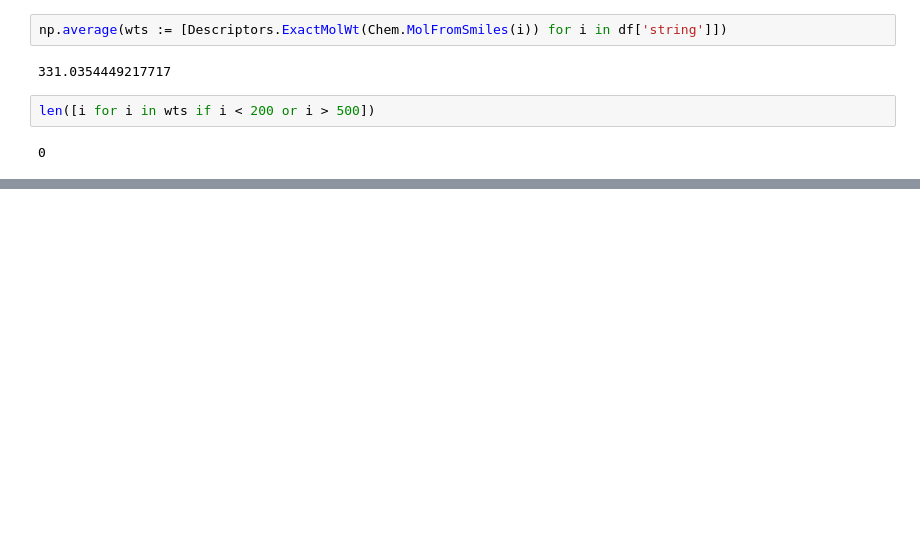
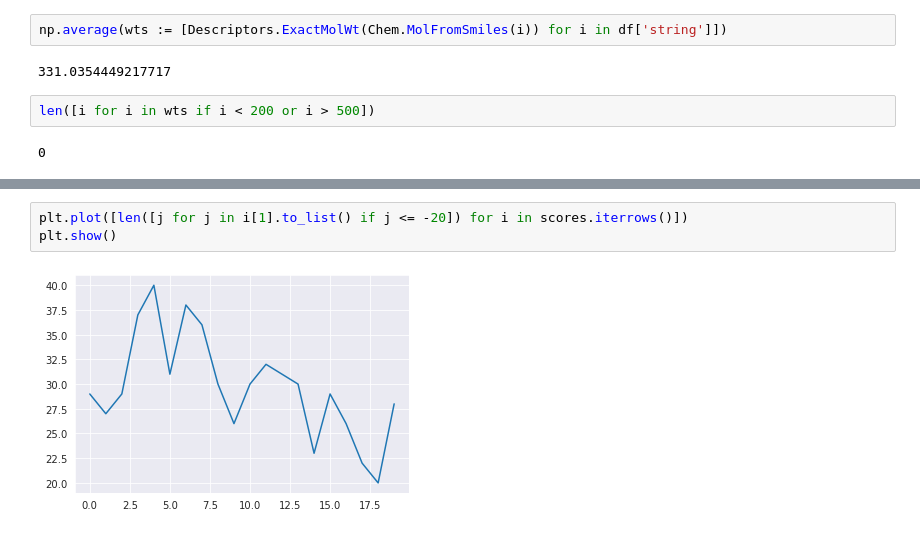
Before and after one commit to NikhilMukraj/mod-qsar, a Jupyter notebook: inverse_qsar/viewing_results.ipynb, the cells around one changed output, grey strips where cells are left out. Drawn from its saved outputs; the diff is of its cells as text; blank space fills up the shorter version.

```diff
--- a/inverse_qsar/viewing_results.ipynb
+++ b/inverse_qsar/viewing_results.ipynb
@@ -37,0 +70,5 @@ len([i for i in wts if i < 200 or i > 500])
+# %%
+plt.plot([len([j for j in i[1].to_list() if j <= -20]) for i in scores.iterrows()])
+plt.show()
+# %% [output]
+[figure, added]
```
Also changed, not shown: parts of 15 cells of this notebook, 1 other file.
